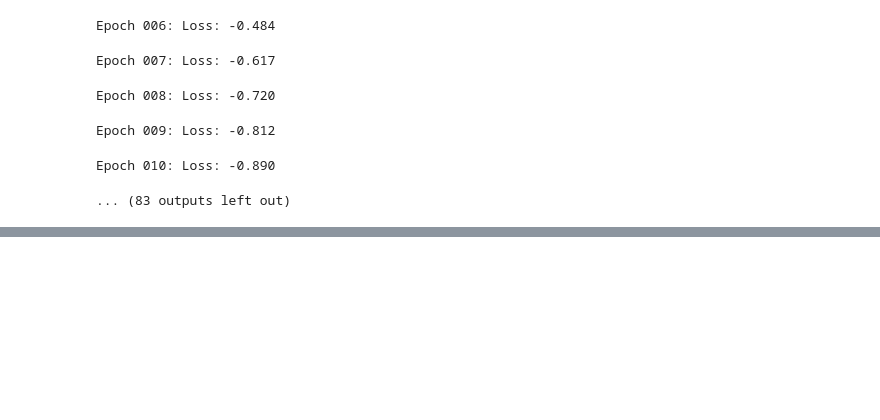
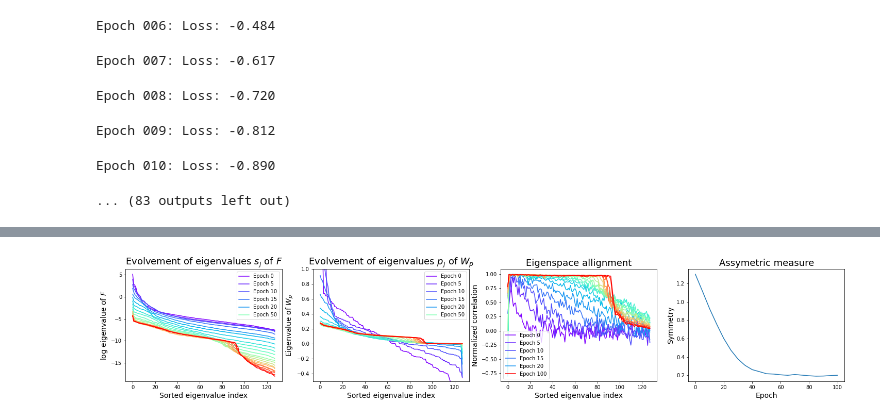
Before and after one commit to miszkur/SelfSupervisedLearning, a Jupyter notebook: experiments/notebooks/eigenspace_experiment.ipynb, the cells around one changed output, grey strips where cells are left out. Drawn from its saved outputs; the diff is of its cells as text; code cells hidden in the pictures; blank space fills up the shorter version.

Commit message:
adjust visualisation

```diff
--- a/experiments/notebooks/eigenspace_experiment.ipynb
+++ b/experiments/notebooks/eigenspace_experiment.ipynb
@@ -58,0 +49,23 @@ vis.eigenvalues_Wp(wp_eigenval)
+# %%
+SMALL_SIZE = 10
+MEDIUM_SIZE = 14
+BIGGER_SIZE = 18
+
+plt.rc('font', size=MEDIUM_SIZE)          # controls default text sizes
+plt.rc('axes', titlesize=BIGGER_SIZE)     # fontsize of the axes title
+plt.rc('axes', labelsize=MEDIUM_SIZE)    # fontsize of the x and y labels
+plt.rc('xtick', labelsize=SMALL_SIZE)    # fontsize of the tick labels
+plt.rc('ytick', labelsize=SMALL_SIZE)    # fontsize of the tick labels
+plt.rc('legend', fontsize=SMALL_SIZE)    # legend fontsize
+plt.rc('figure', titlesize=BIGGER_SIZE)  # fontsize of the figure title
+# %%
+import matplotlib.pyplot as plt
+importlib.reload(vis)
+fig, axs = plt.subplots(1, 4)
+fig.set_size_inches(25, 4)
+vis.eigenvalues_F(F_eigenval, axs[0])
+vis.eigenvalues_Wp(wp_eigenval, axs[1])
+vis.eigenspace_allignment(allignment, F_eigenval, axs[2])
+vis.symmetry(symmetry, axs[3])
+# %% [output]
+[figure, added]
```
Also changed, not shown: parts of 1 cell of this notebook, 1 other file.
